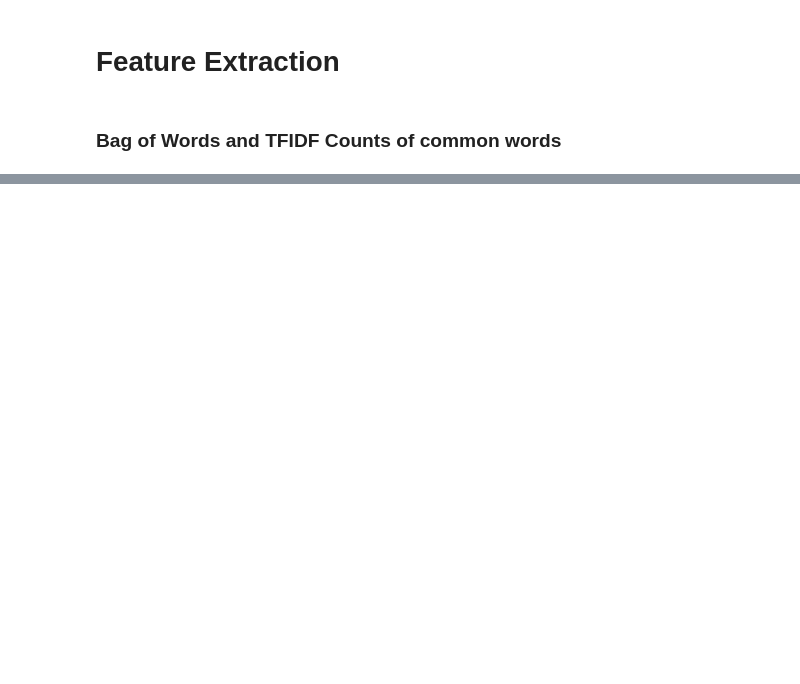
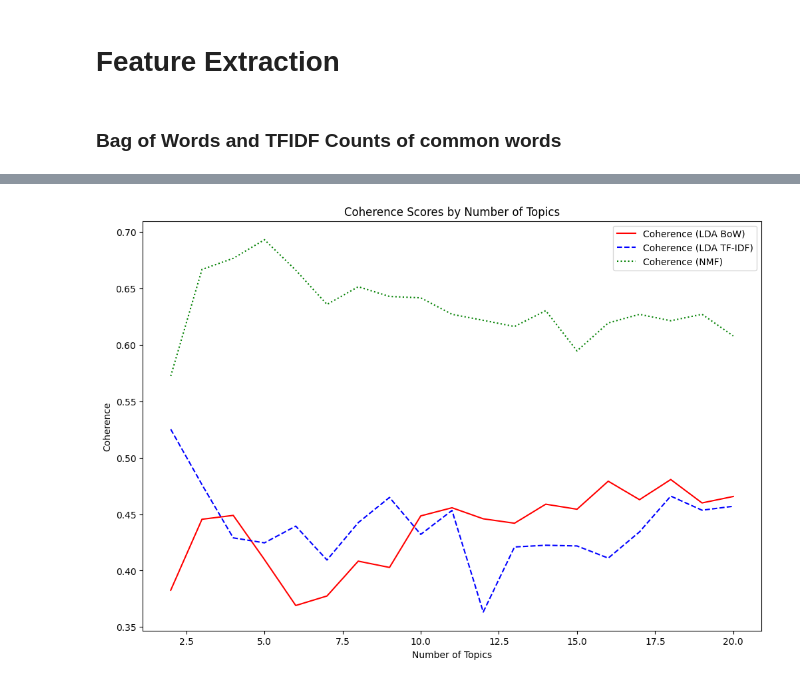
Before and after one commit to FarhanTahmid/CSE-498R, a Jupyter notebook: Models/English/hate_speech_detection.ipynb, the cells around one changed output, grey strips where cells are left out. Saved outputs shown, nothing was run; the diff lists cells and outputs as text; code cells hidden in the pictures; blank space fills up the shorter version.

```diff
--- a/Models/English/hate_speech_detection.ipynb
+++ b/Models/English/hate_speech_detection.ipynb
@@ -303,0 +389,21 @@ Counter({'article': 3991, 'page': 3379, 'like': 3066, 'die': 2603, 'fag': 2528,
+# %%
+# Get document-topic distributions for BoW and TFIDF data for 2 topics
+get_topic_for_bow = lda_2_bow.transform(BoW_all_data)
+get_topic_for_tfidf = lda_2_tfidf.transform(TFIDF_all_data)
+
+# Assigns the most probable topic to each document
+assigned_topics_bow = assign_topic_to_docs(get_topic_for_bow)
+assigned_topics_tfidf = assign_topic_to_docs(get_topic_for_tfidf)
+
+# Calculates the proportion of oh_label=1 for each topic
+topic_oh_label_props_bow = calculate_oh_label_proportion(all_data, assigned_topics_bow)
+topic_oh_label_props_tfidf = calculate_oh_label_proportion(all_data, assigned_topics_tfidf)
+
+
+print("BoW LDA Model, 2 topics:")
+for topic, prop in topic_oh_label_props_bow.items():
+    print(f"Topic {topic}: {prop:.2f}")
+
+print("\nTF-IDF LDA Model, 2 topics:")
+for topic, prop in topic_oh_label_props_tfidf.items():
+    print(f"Topic {topic}: {prop:.2f}")
@@ -303,0 +559,23 @@ Counter({'article': 3991, 'page': 3379, 'like': 3066, 'die': 2603, 'fag': 2528,
+# %%
+# plotting coherence scores of NMF, LDA BoW, and LDA TF-IDF
+plt.figure(figsize=(12, 8))
+
+# Plot coherence scores
+plt.plot(topics_range, coherences_bow, color='red', label='Coherence (LDA BoW)')
+plt.plot(topics_range, coherences_tfidf, color='blue', linestyle='dashed', label='Coherence (LDA TF-IDF)')
+plt.plot(topics_range, coherences_nmf, color='green', linestyle='dotted', label='Coherence (NMF)')
+
+# Setting the axis labels
+plt.xlabel('Number of Topics')
+plt.ylabel('Coherence')
+
+# Adding legends
+plt.legend(loc='upper right')
+
+# Adding title
+plt.title('Coherence Scores by Number of Topics')
+
+
+plt.show()
+# %% [output]
+[figure, added]
```
Also changed, not shown: parts of 61 cells of this notebook, 2 other files.
